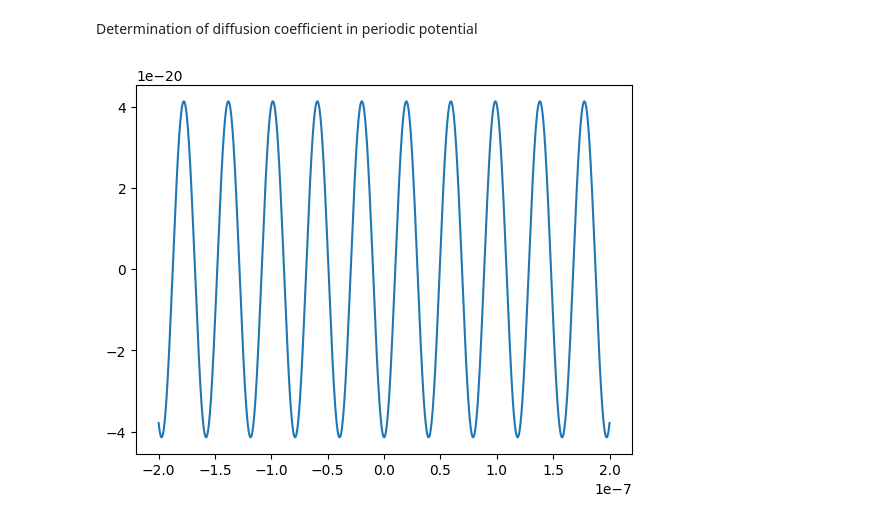
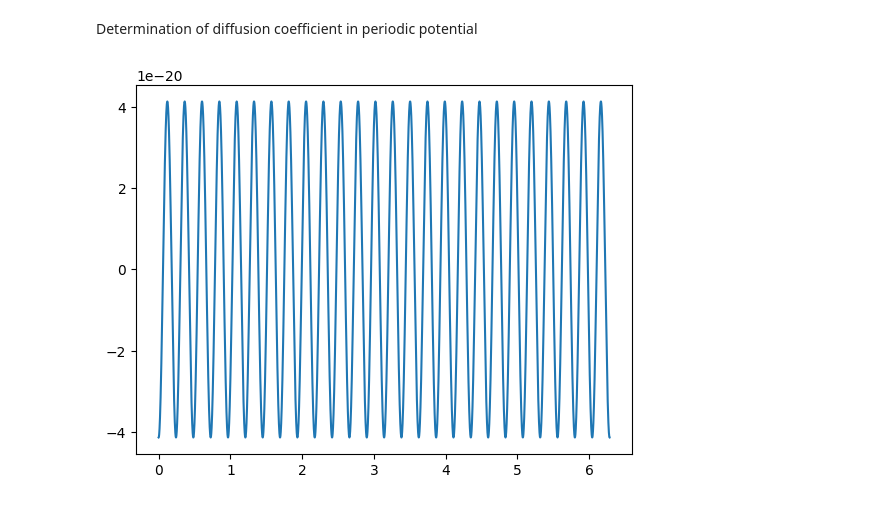
Before and after one commit to Antonin-Prom/IDIL_Internship_BFM_Langevin_modeling, a Jupyter notebook: langevin_simu/msd_fit/msd_fit.ipynb, the cells around one changed output. Cells and saved outputs as stored; diff of their text form; code cells hidden in the pictures.

```diff
--- a/langevin_simu/msd_fit/msd_fit.ipynb
+++ b/langevin_simu/msd_fit/msd_fit.ipynb
@@ -121,15 +123,18 @@ Determination of diffusion coefficient in periodic potential
 # Additionnal physical parameters:
 space_step = 1e-12
 amplitude_J = 10*k_b*T_K
-frequency_hz = 10e8
+amplitude1 = 1.5*k_b*T_K
+amplitude2 = 2*k_b*T_K
+amplitude3 = 3*k_b*T_K
+frequency = 26
 # %%
 def periodic_potential(A,x):
-    return -A*np.cos(x*frequency_hz/(2*np.pi))
-X = np.linspace(-200*1e-9,200*1e-9,4000)
+    return -A*np.cos(x*frequency)
+X = np.linspace(0,2*np.pi,10000)
 plt.plot(X,periodic_potential(amplitude_J,X))
 plt.show()
 # %% [output]
-[figure, old version]
+[figure, new version]
 # %%
 def static_process(N,A):
     x = 0
```
Also changed, not shown: parts of 10 cells of this notebook, 3 other files.
